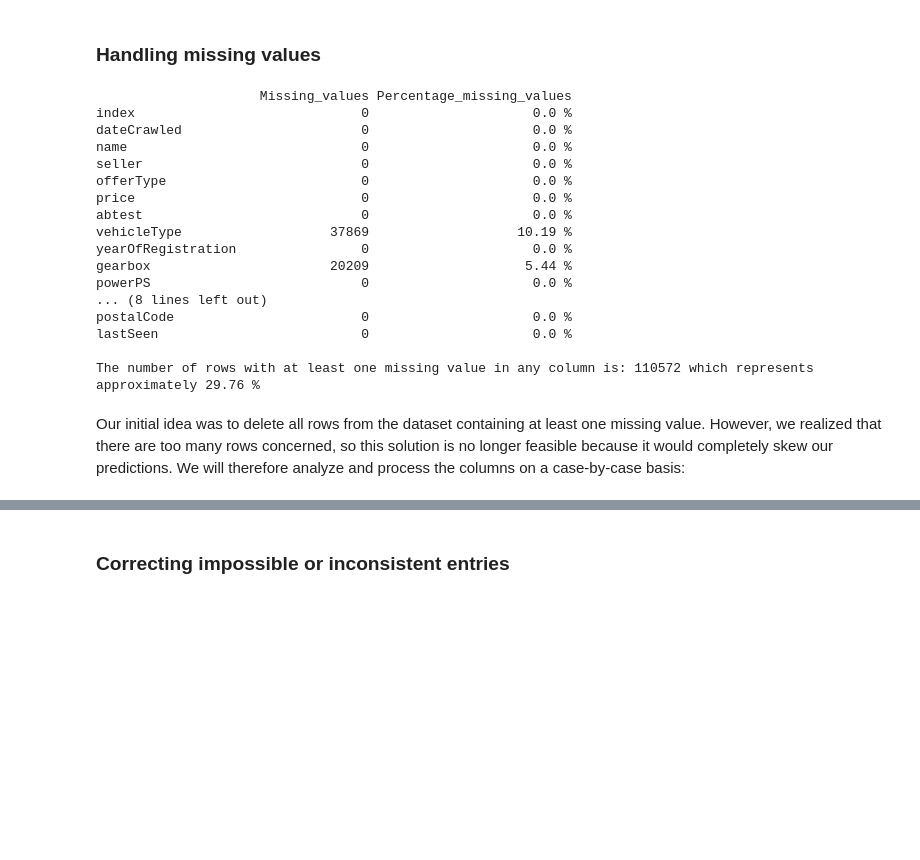
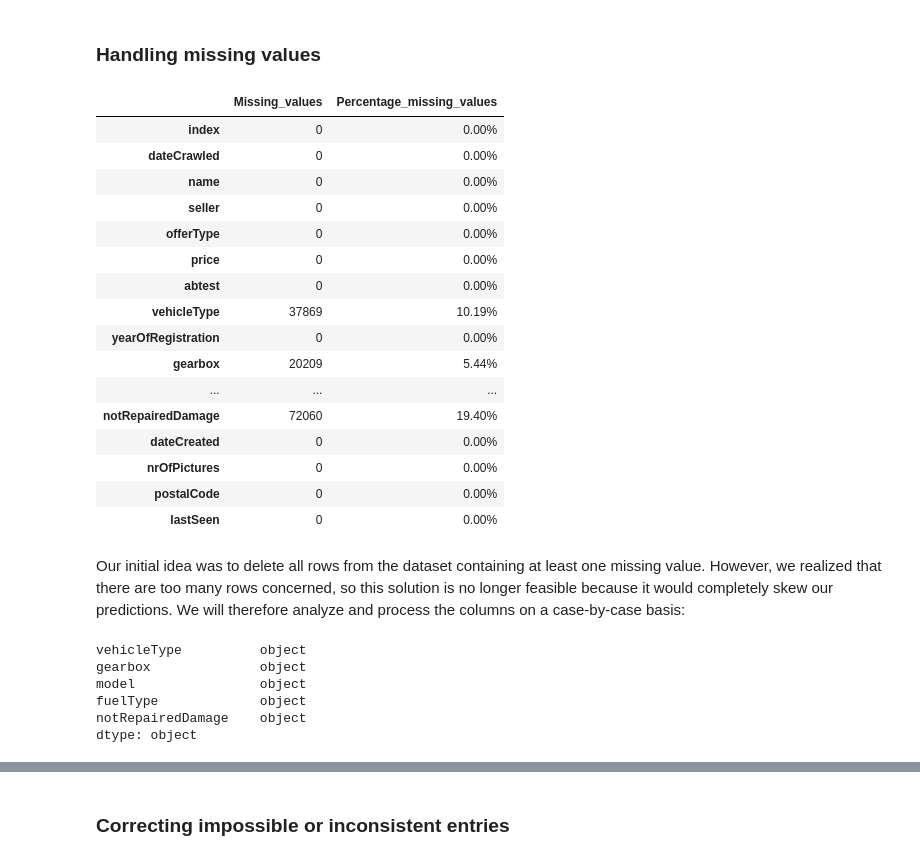
Before and after one commit to hugodbrnn/Machine-learning-project-cars, a Jupyter notebook: project.ipynb, the cells around one changed output, grey strips where cells are left out. Saved outputs shown, nothing was run; the diff lists cells and outputs as text; code cells hidden in the pictures; blank space fills up the shorter version.

```diff
--- a/project.ipynb
+++ b/project.ipynb
@@ -100,32 +102,40 @@ Therefore, before proceeding with deeper analysis or modeling, we now move on to
 ### **Handling missing values**
 # %%
 missing_values = df.isnull().sum().to_frame('Missing_values')
-total_rows = df.shape[0]
+missing_values['Percentage_missing_values'] = ((missing_values['Missing_values']/df.shape[0])*100)
 
-missing_values['Percentage_missing_values'] = ((missing_values['Missing_values'] / total_rows) * 100).round(2).astype(str) + ' %'
-print(missing_values)
-
-rows_with_missing = df.isnull().any(axis=1).sum()
-
-print("\nThe number of rows with at least one missing value in any column is:", rows_with_missing,
-      "which represents approximately", ((rows_with_missing / df.shape[0]) * 100).round(2), "%")
+missing_values.style\
+    .format({'Percentage_missing_values': '{:.2f}%'} )\
+    .background_gradient(cmap='Reds')\
+    .set_properties(**{'text-align': 'center'})
 # %% [output]
-                     Missing_values Percentage_missing_values
-index                             0                     0.0 %
-dateCrawled                       0                     0.0 %
-name                              0                     0.0 %
-seller                            0                     0.0 %
-offerType                         0                     0.0 %
-price                             0                     0.0 %
-abtest                            0                     0.0 %
-vehicleType                   37869                   10.19 %
-yearOfRegistration                0                     0.0 %
-gearbox                       20209                    5.44 %
-powerPS                           0                     0.0 %
-... (8 lines left out)
-postalCode                        0                     0.0 %
-lastSeen                          0                     0.0 %
-
-The number of rows with at least one missing value in any column is: 110572 which represents approximately 29.76 %
+|  | Missing_values | Percentage_missing_values |
+| index | 0 | 0.00% |
+| dateCrawled | 0 | 0.00% |
+| name | 0 | 0.00% |
+| seller | 0 | 0.00% |
+| offerType | 0 | 0.00% |
+| price | 0 | 0.00% |
+| abtest | 0 | 0.00% |
+| vehicleType | 37869 | 10.19% |
+| yearOfRegistration | 0 | 0.00% |
+| gearbox | 20209 | 5.44% |
+| ... | ... | ... |
+| notRepairedDamage | 72060 | 19.40% |
+| dateCreated | 0 | 0.00% |
+| nrOfPictures | 0 | 0.00% |
+| postalCode | 0 | 0.00% |
+| lastSeen | 0 | 0.00% |
 # %% [markdown]
 Our initial idea was to delete all rows from the dataset containing at least one missing value. However, we realized that there are too many rows concerned, so this solution is no longer feasible because it would completely skew our predictions. We will therefore analyze and process the columns on a case-by-case basis:
+# %%
+missing_cols = df.columns[df.isnull().any()]
+
+df[missing_cols].dtypes
+# %% [output]
+vehicleType          object
+gearbox              object
+model                object
+fuelType             object
+notRepairedDamage    object
+dtype: object
```
Also changed, not shown: parts of 19 cells of this notebook.
